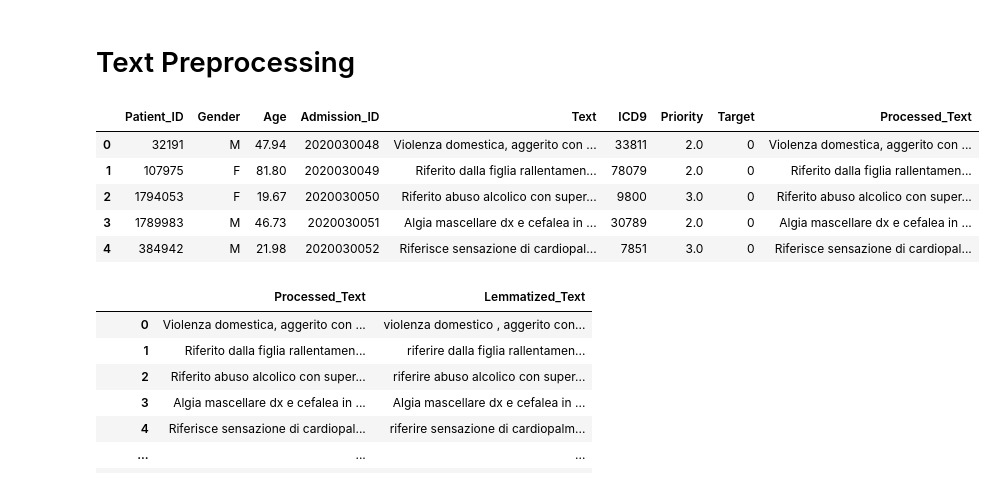
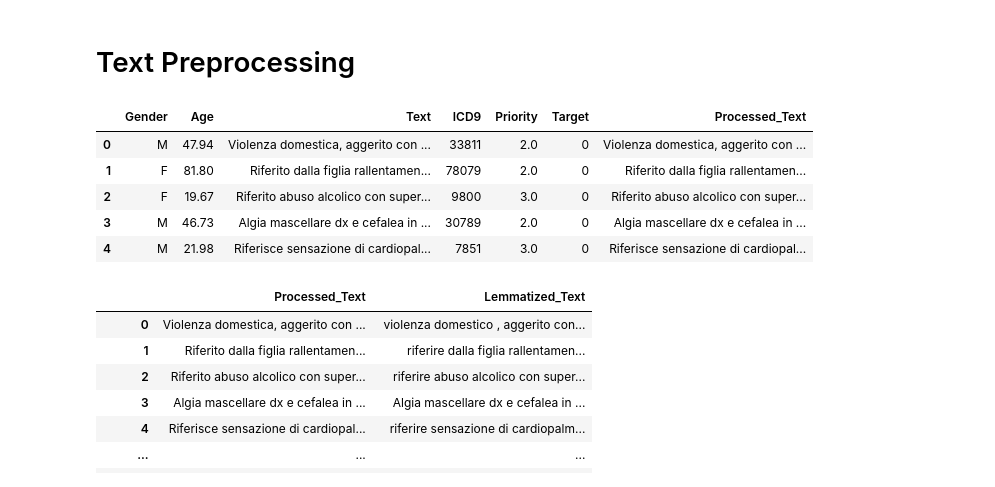
Before and after one commit to pimorandi/MIS_in_ED_admissions, a Jupyter notebook: Preprocessing.ipynb, the cells around one changed output. Saved outputs shown, nothing was run; the diff lists cells and outputs as text; code cells hidden in the pictures.

```diff
--- a/Preprocessing.ipynb
+++ b/Preprocessing.ipynb
@@ -98,14 +107,15 @@ f, axs = plot_demography(df_matched)
 # %%
 df['Processed_Text'] = df.Text.apply(get_ascii)
 df.Processed_Text = df.Processed_Text.str.replace(r'\d+','')
-df.head()
+cols = ['Gender','Age','Text','ICD9','Priority','Target','Processed_Text']
+df.loc[:, cols].head()
 # %% [output]
-|  | Patient_ID | Gender | Age | Admission_ID | Text | ICD9 | Priority | Target | Processed_Text |
-| 0 | 32191 | M | 47.94 | 2020030048 | Violenza domestica, aggerito con ... | 33811 | 2.0 | 0 | Violenza domestica, aggerito con ... |
-| 1 | 107975 | F | 81.80 | 2020030049 | Riferito dalla figlia rallentamen... | 78079 | 2.0 | 0 | Riferito dalla figlia rallentamen... |
-| 2 | 1794053 | F | 19.67 | 2020030050 | Riferito abuso alcolico con super... | 9800 | 3.0 | 0 | Riferito abuso alcolico con super... |
-| 3 | 1789983 | M | 46.73 | 2020030051 | Algia mascellare dx e cefalea in ... | 30789 | 2.0 | 0 | Algia mascellare dx e cefalea in ... |
-| 4 | 384942 | M | 21.98 | 2020030052 | Riferisce sensazione di cardiopal... | 7851 | 3.0 | 0 | Riferisce sensazione di cardiopal... |
+|  | Gender | Age | Text | ICD9 | Priority | Target | Processed_Text |
+| 0 | M | 47.94 | Violenza domestica, aggerito con ... | 33811 | 2.0 | 0 | Violenza domestica, aggerito con ... |
+| 1 | F | 81.80 | Riferito dalla figlia rallentamen... | 78079 | 2.0 | 0 | Riferito dalla figlia rallentamen... |
+| 2 | F | 19.67 | Riferito abuso alcolico con super... | 9800 | 3.0 | 0 | Riferito abuso alcolico con super... |
+| 3 | M | 46.73 | Algia mascellare dx e cefalea in ... | 30789 | 2.0 | 0 | Algia mascellare dx e cefalea in ... |
+| 4 | M | 21.98 | Riferisce sensazione di cardiopal... | 7851 | 3.0 | 0 | Riferisce sensazione di cardiopal... |
 # %%
 df['Lemmatized_Text'] = lemmatize(df.Processed_Text)
 df.loc[:, ['Processed_Text','Lemmatized_Text']]
```
Also changed, not shown: parts of 2 cells of this notebook.
